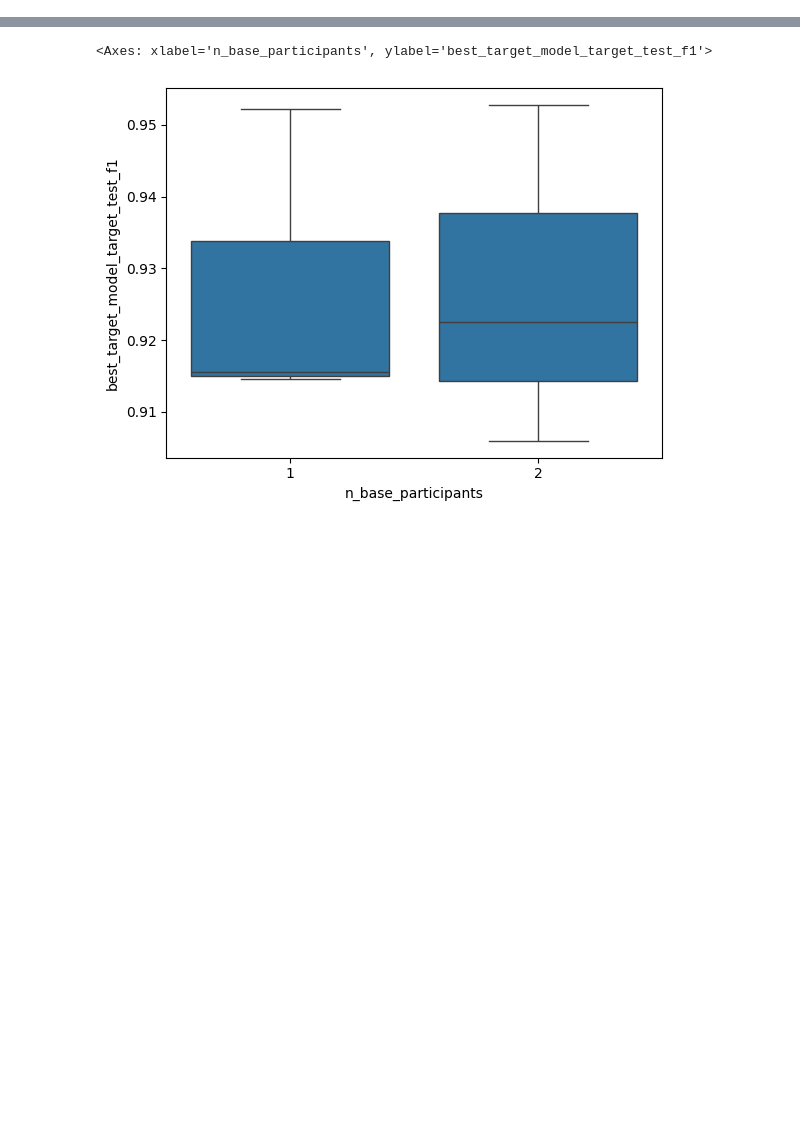
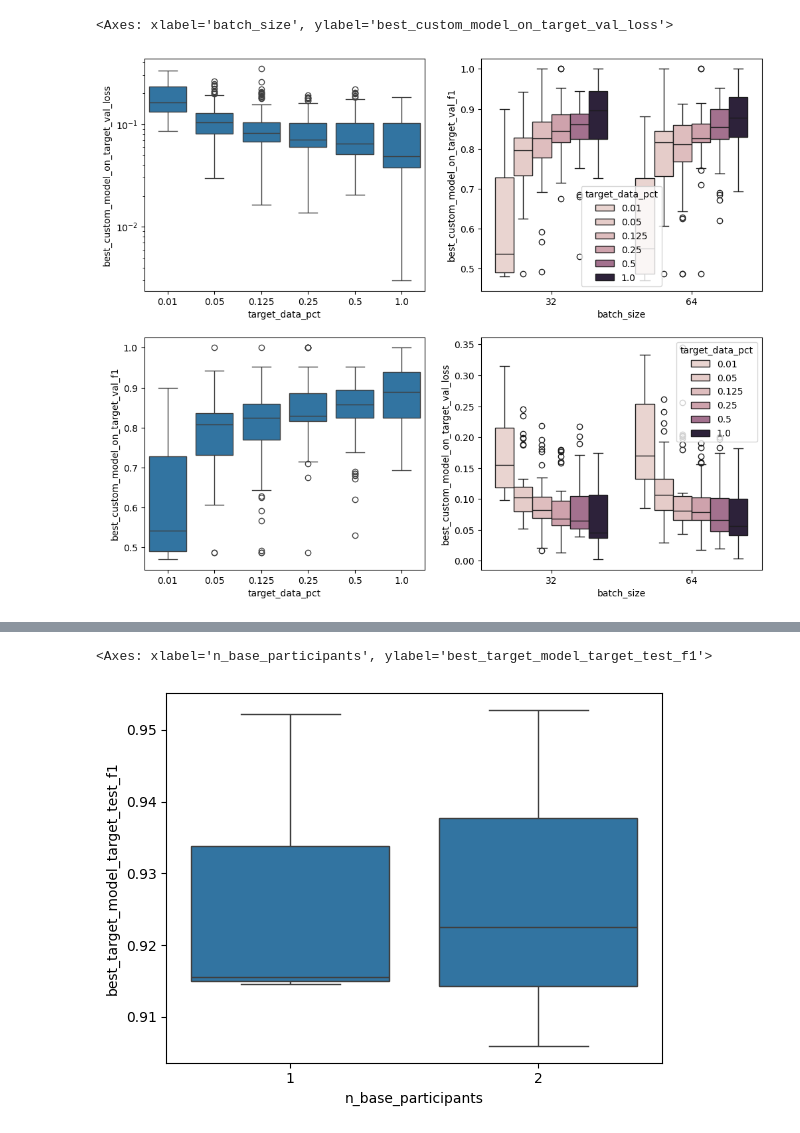
Before and after one commit to smithandrewk/ml-customization, a Jupyter notebook: eval copy.ipynb, the cells around one changed output, grey strips where cells are left out. Drawn from its saved outputs; the diff is of its cells as text; code cells hidden in the pictures; blank space fills up the shorter version.

```diff
--- a/eval copy.ipynb
+++ b/eval copy.ipynb
@@ -42,0 +66,10 @@ df = pd.DataFrame(data)
+# %%
+fig,ax = plt.subplots(2,2, figsize=(12,10))
+sns.boxplot(data=df, x='target_data_pct', y='best_custom_model_on_target_val_loss', ax=ax[0,0])
+ax[0,0].set_yscale('log')
+sns.boxplot(data=df, x='target_data_pct', y='best_custom_model_on_target_val_f1', ax=ax[1,0])
+sns.boxplot(data=df, x='batch_size', y='best_custom_model_on_target_val_f1', hue='target_data_pct', ax=ax[0,1])
+sns.boxplot(data=df, x='batch_size', y='best_custom_model_on_target_val_loss', hue='target_data_pct', ax=ax[1,1])
+# %% [output]
+<Axes: xlabel='batch_size', ylabel='best_custom_model_on_target_val_loss'>
+[figure, added]
```
Also changed, not shown: parts of 5 cells of this notebook, 2 other files.
